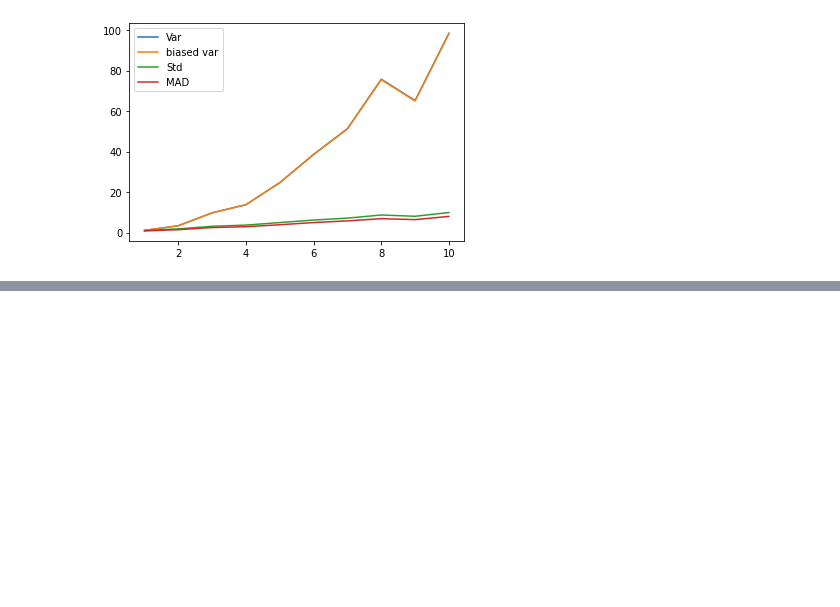
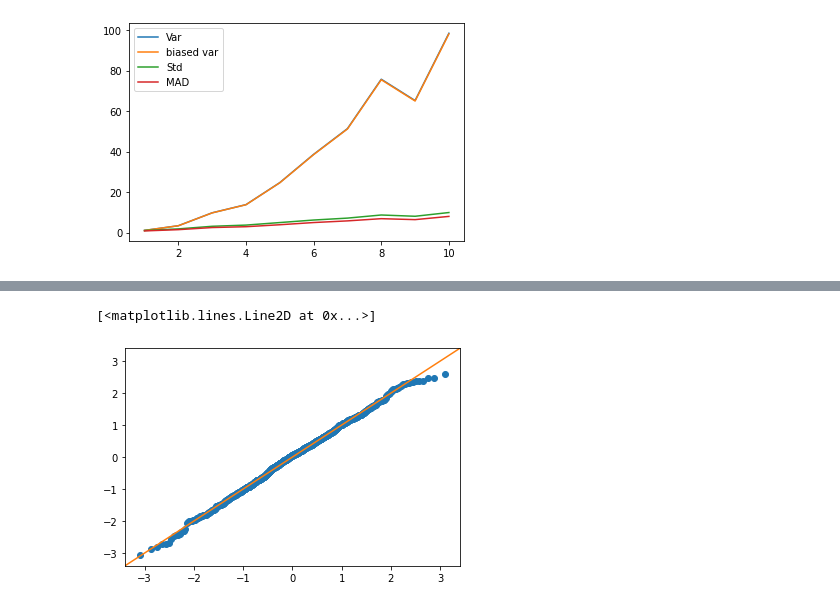
Before and after one commit to kelsklane/stat_practice, a Jupyter notebook: Practice_notebooks/Descriptive_Stats.ipynb, the cells around one changed output, grey strips where cells are left out. Drawn from its saved outputs; the diff is of its cells as text; code cells hidden in the pictures; blank space fills up the shorter version.

```diff
--- a/Practice_notebooks/Descriptive_Stats.ipynb
+++ b/Practice_notebooks/Descriptive_Stats.ipynb
@@ -303,0 +348,16 @@ plt.show()
+# %%
+#QQ by hand
+data_zsort = np.sort(stats.zscore(data))
+data_nsort = stats.norm.ppf(np.linspace(0, 1, n))
+
+plt.plot(data_nsort, data_zsort, 'o')
+
+xL, xR = plt.xlim()
+yL, yR = plt.ylim()
+lims = [np.min([xL, xR, yL, yR]), np.max([xL, xR, yL, yR])]
+plt.xlim(lims)
+plt.ylim(lims)
+plt.plot(lims, lims)
+# %% [output]
+[<matplotlib.lines.Line2D at 0x...>]
+[figure, added]
```
Also changed, not shown: parts of 13 cells of this notebook.
